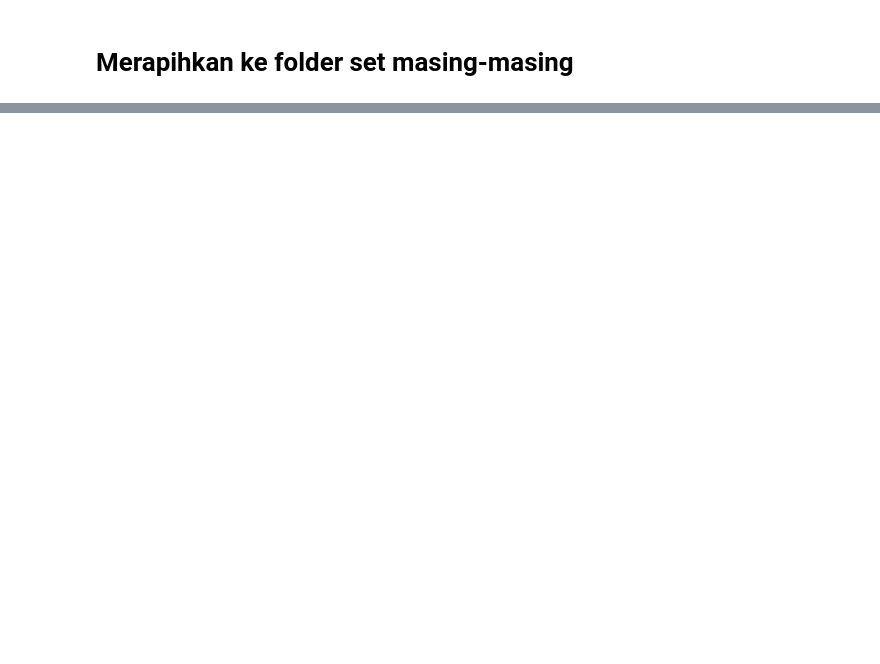
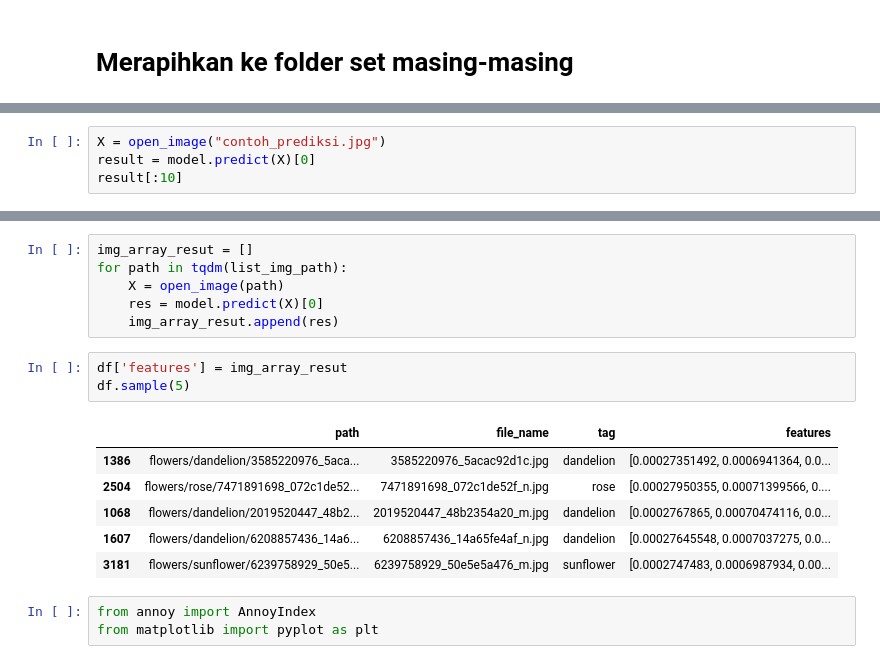
Before and after one commit to ramadperkasa/image-recognition-jasmine, a Jupyter notebook: 1. File Preparation.ipynb, the cells around one changed output, grey strips where cells are left out. Saved outputs shown, nothing was run; the diff lists cells and outputs as text; blank space fills up the shorter version.

```diff
--- a/1. File Preparation.ipynb
+++ b/1. File Preparation.ipynb
@@ -144,0 +537,4 @@ Error:
+# %%
+X = open_image("contoh_prediksi.jpg")
+result = model.predict(X)[0]
+result[:10]
@@ -144,0 +571,19 @@ Error:
+# %%
+img_array_resut = []
+for path in tqdm(list_img_path):
+    X = open_image(path)
+    res = model.predict(X)[0]
+    img_array_resut.append(res)
+# %%
+df['features'] = img_array_resut
+df.sample(5)
+# %% [output]
+|  | path | file_name | tag | features |
+| 1386 | flowers/dandelion/3585220976_5aca... | 3585220976_5acac92d1c.jpg | dandelion | [0.00027351492, 0.0006941364, 0.0... |
+| 2504 | flowers/rose/7471891698_072c1de52... | 7471891698_072c1de52f_n.jpg | rose | [0.00027950355, 0.00071399566, 0.... |
+| 1068 | flowers/dandelion/2019520447_48b2... | 2019520447_48b2354a20_m.jpg | dandelion | [0.0002767865, 0.00070474116, 0.0... |
+| 1607 | flowers/dandelion/6208857436_14a6... | 6208857436_14a65fe4af_n.jpg | dandelion | [0.00027645548, 0.0007037275, 0.0... |
+| 3181 | flowers/sunflower/6239758929_50e5... | 6239758929_50e5e5a476_m.jpg | sunflower | [0.0002747483, 0.0006987934, 0.00... |
+# %%
+from annoy import AnnoyIndex
+from matplotlib import pyplot as plt
```
Also changed, not shown: parts of 100 cells of this notebook.
